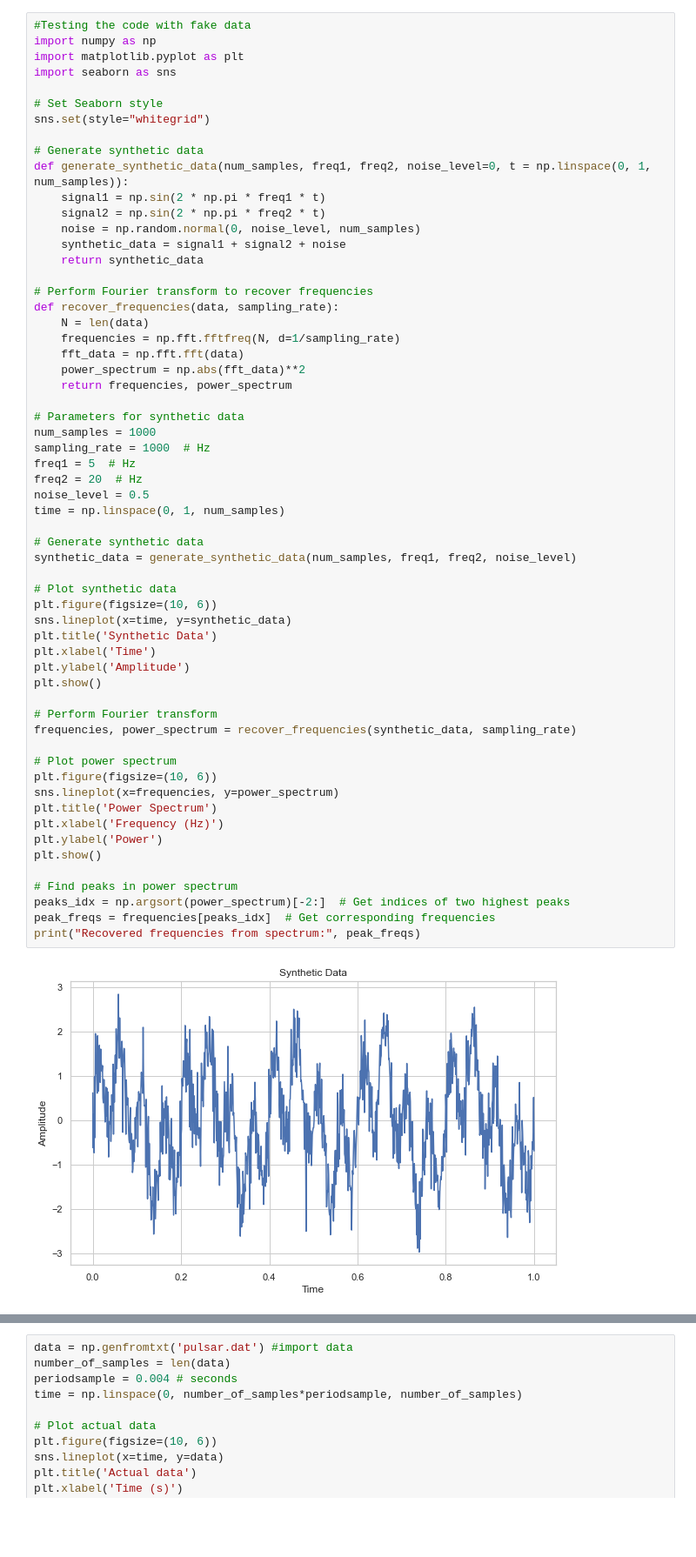
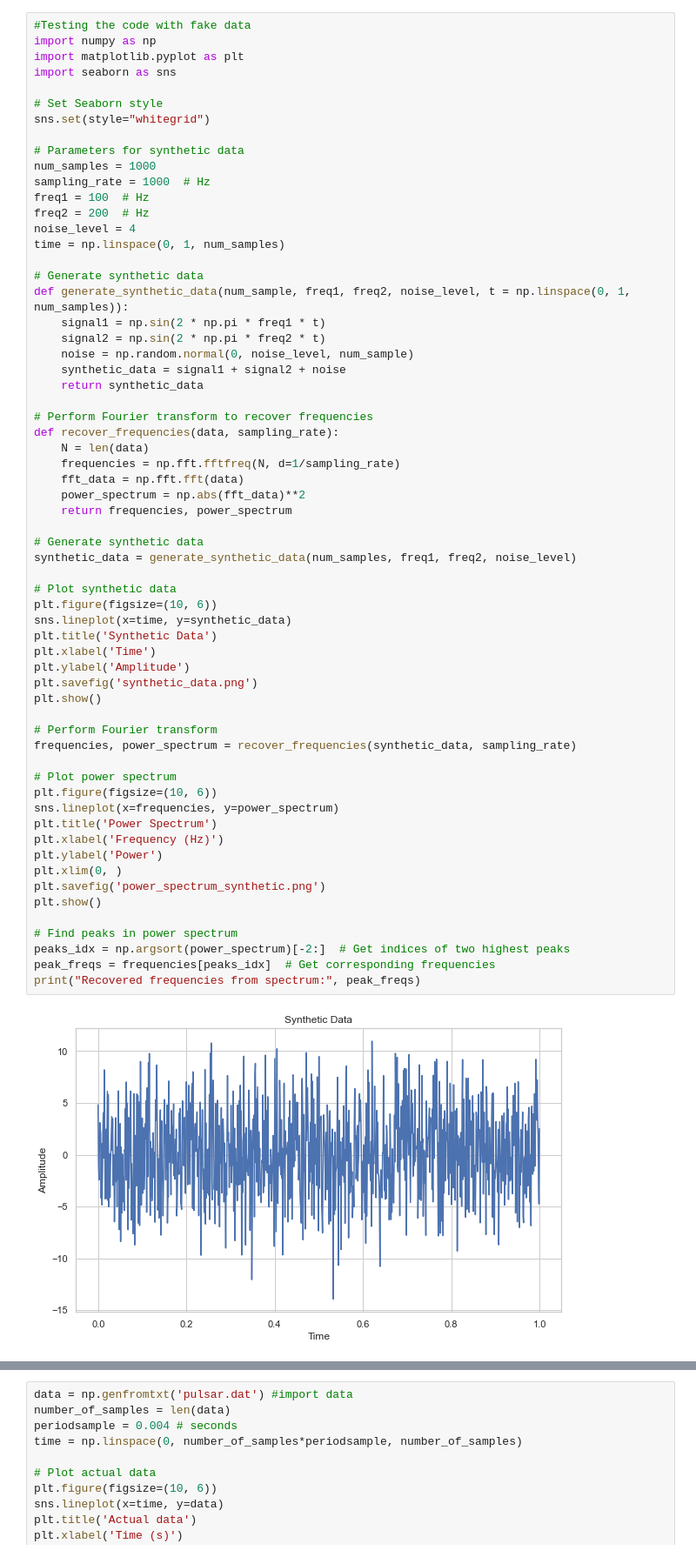
Before and after one commit to Joao-Carlos-S-G-de-A/Pulsar-Fourier-Transform, a Jupyter notebook: Main.ipynb, the cells around one changed output, grey strips where cells are left out. Shown at 87% size. Drawn from its saved outputs; the diff is of its cells as text; blank space fills up the shorter version.

```diff
--- a/Main.ipynb
+++ b/Main.ipynb
@@ -7,11 +7,19 @@ import seaborn as sns
 # Set Seaborn style
 sns.set(style="whitegrid")
 
+# Parameters for synthetic data
+num_samples = 1000
+sampling_rate = 1000  # Hz
+freq1 = 100  # Hz
+freq2 = 200  # Hz
+noise_level = 4
+time = np.linspace(0, 1, num_samples)
+
 # Generate synthetic data
-def generate_synthetic_data(num_samples, freq1, freq2, noise_level=0, t = np.linspace(0, 1, num_samples)):
+def generate_synthetic_data(num_sample, freq1, freq2, noise_level, t = np.linspace(0, 1, num_samples)):
     signal1 = np.sin(2 * np.pi * freq1 * t)
     signal2 = np.sin(2 * np.pi * freq2 * t)
-    noise = np.random.normal(0, noise_level, num_samples)
+    noise = np.random.normal(0, noise_level, num_sample)
     synthetic_data = signal1 + signal2 + noise
     return synthetic_data
 
@@ -23,39 +31,34 @@ def recover_frequencies(data, sampling_rate):
     power_spectrum = np.abs(fft_data)**2
     return frequencies, power_spectrum
 
-# Parameters for synthetic data
-num_samples = 1000
-sampling_rate = 1000  # Hz
-freq1 = 5  # Hz
-freq2 = 20  # Hz
-noise_level = 0.5
-time = np.linspace(0, 1, num_samples)
-
 # Generate synthetic data
 synthetic_data = generate_synthetic_data(num_samples, freq1, freq2, noise_level)
 
 # Plot synthetic data
 plt.figure(figsize=(10, 6))
 sns.lineplot(x=time, y=synthetic_data)
 plt.title('Synthetic Data')
 plt.xlabel('Time')
 plt.ylabel('Amplitude')
+plt.savefig('synthetic_data.png')
 plt.show()
 
 # Perform Fourier transform
 frequencies, power_spectrum = recover_frequencies(synthetic_data, sampling_rate)
 
 # Plot power spectrum
 plt.figure(figsize=(10, 6))
 sns.lineplot(x=frequencies, y=power_spectrum)
 plt.title('Power Spectrum')
 plt.xlabel('Frequency (Hz)')
 plt.ylabel('Power')
+plt.xlim(0, )
+plt.savefig('power_spectrum_synthetic.png')
 plt.show()
 
 # Find peaks in power spectrum
 peaks_idx = np.argsort(power_spectrum)[-2:]  # Get indices of two highest peaks
 peak_freqs = frequencies[peaks_idx]  # Get corresponding frequencies
 print("Recovered frequencies from spectrum:", peak_freqs)
 # %% [output]
-[figure, old version]
+[figure, new version]
```
Also changed, not shown: parts of 16 cells of this notebook, 2 other files.
